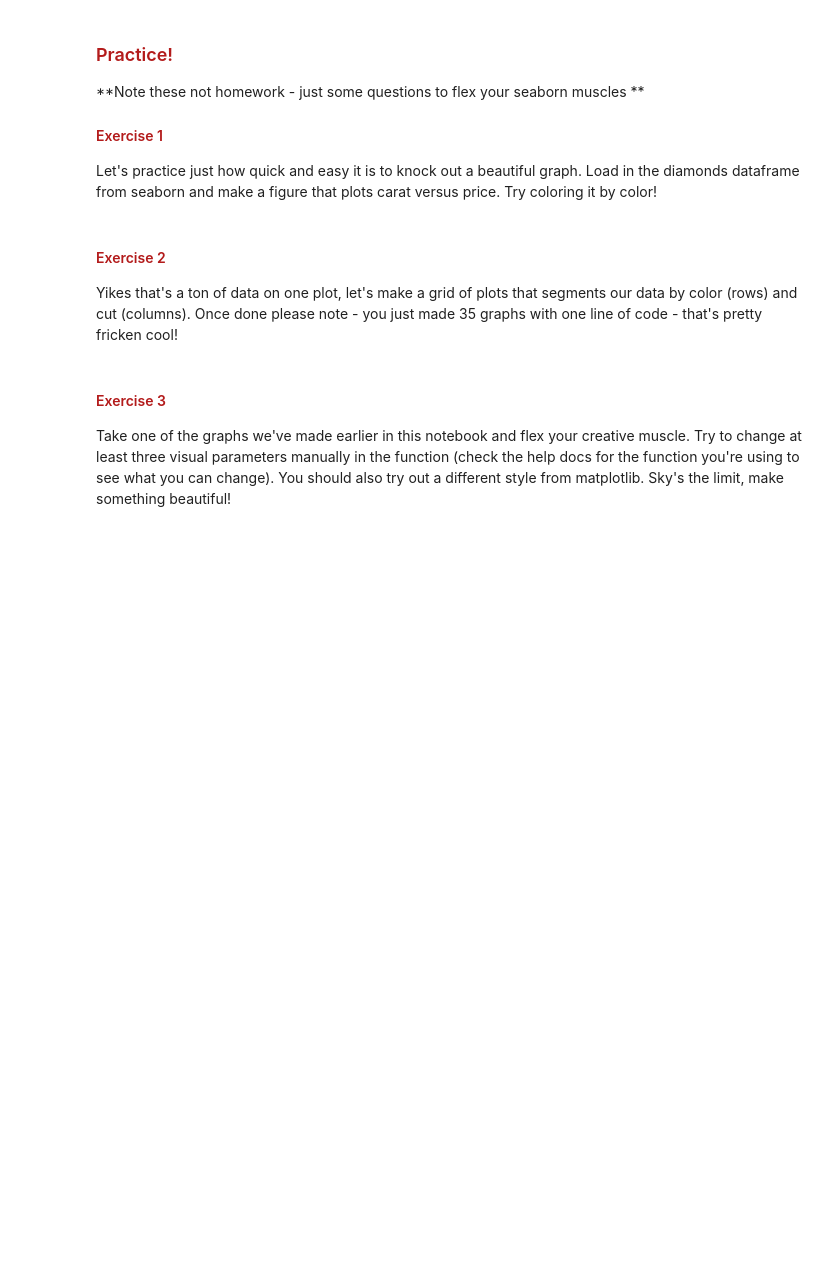
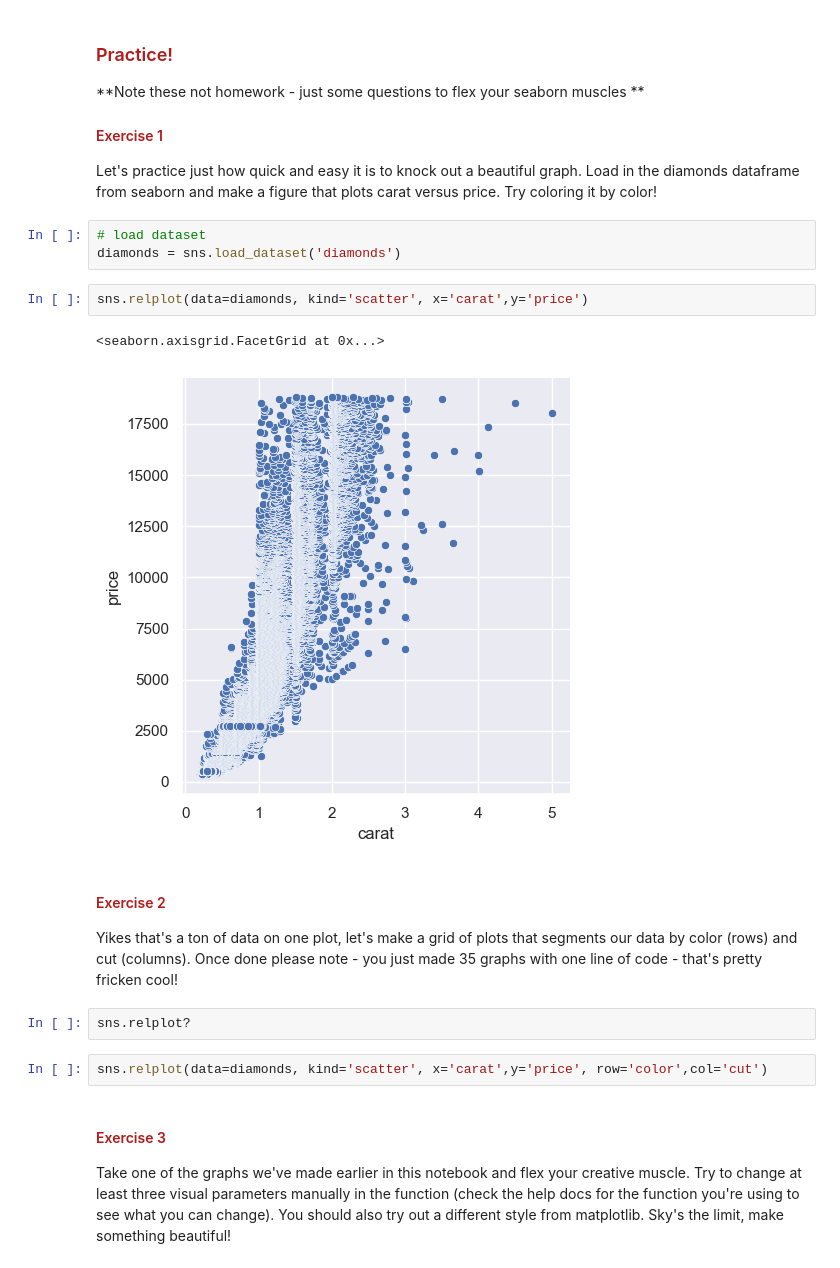
Before and after one commit to FrankLiang3196/ORIE-5741, a Jupyter notebook: Section_1/Section 1 - Data Viz with Seaborn-Copy1.ipynb, the cells around one changed output. Cells and saved outputs as stored; diff of their text form; blank space fills up the shorter version.

```diff
--- a/Section_1/Section 1 - Data Viz with Seaborn-Copy1.ipynb
+++ b/Section_1/Section 1 - Data Viz with Seaborn-Copy1.ipynb
@@ -188,9 +302,21 @@ sns.set()
 
 #### <font color='#B31B1B'>  Exercise 1 </font>
 Let's practice just how quick and easy it is to knock out a beautiful graph. Load in the diamonds dataframe from seaborn and make a figure that plots carat versus price. Try coloring it by color!
+# %%
+# load dataset
+diamonds = sns.load_dataset('diamonds')
+# %%
+sns.relplot(data=diamonds, kind='scatter', x='carat',y='price')
+# %% [output]
+<seaborn.axisgrid.FacetGrid at 0x...>
+[figure, added]
 # %% [markdown]
 #### <font color='#B31B1B'>  Exercise 2 </font>
 Yikes that's a ton of data on one plot, let's make a grid of plots that segments our data by color (rows) and cut (columns). Once done please note - you just made 35 graphs with one line of code - that's pretty fricken cool!
+# %%
+sns.relplot?
+# %%
+sns.relplot(data=diamonds, kind='scatter', x='carat',y='price', row='color',col='cut')
 # %% [markdown]
 #### <font color='#B31B1B'>  Exercise 3 </font>
 Take one of the graphs we've made earlier in this notebook and flex your creative muscle. Try to change at least three visual parameters manually in the function (check the help docs for the function you're using to see what you can change). You should also try out a different style from matplotlib. Sky's the limit, make something beautiful!
```
Also changed, not shown: parts of 21 cells of this notebook.
